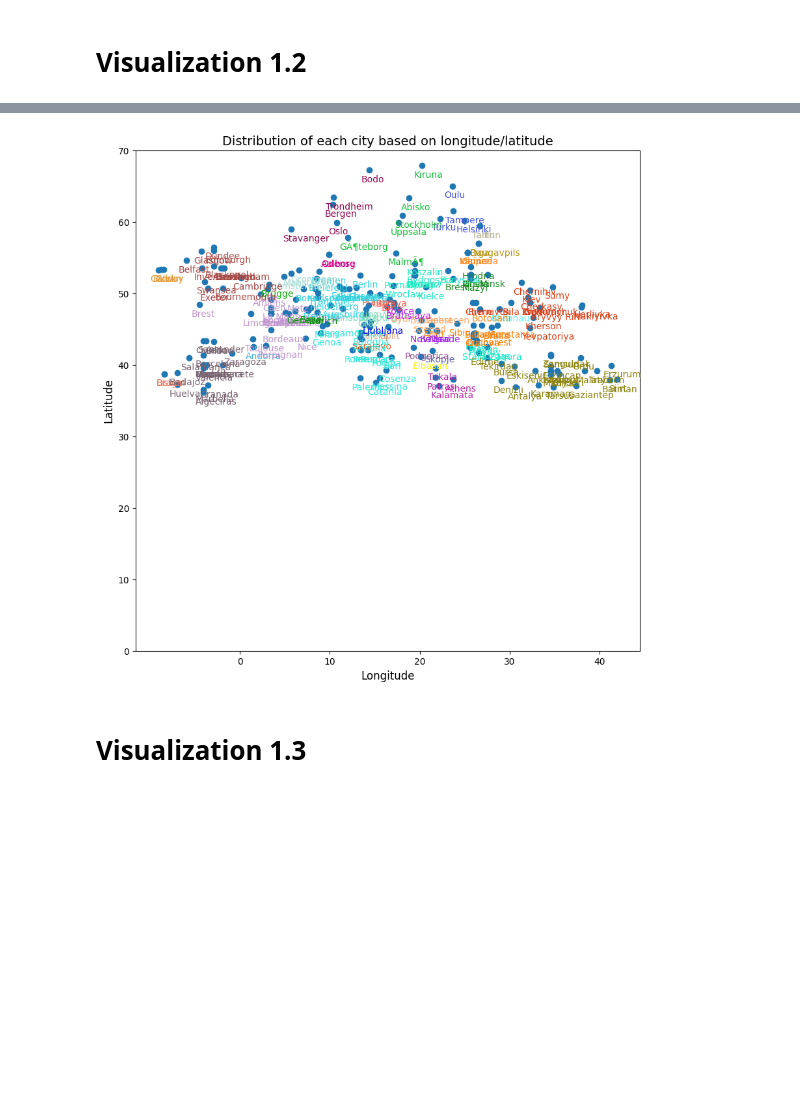
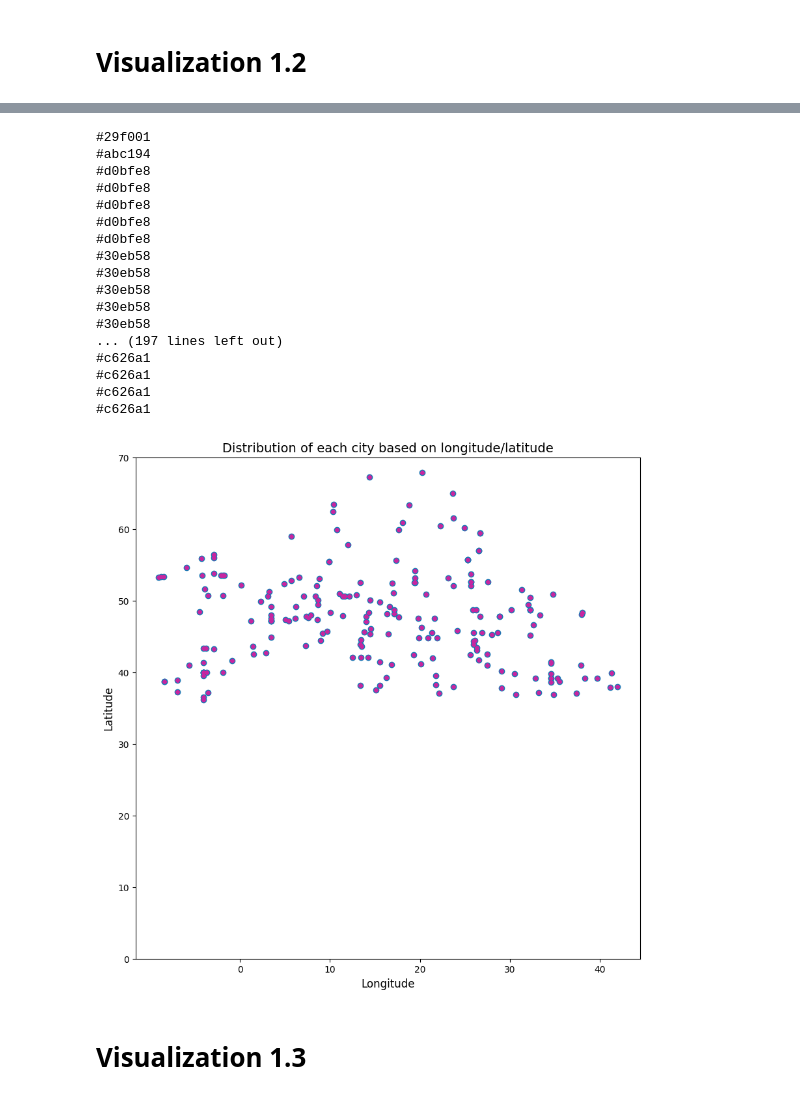
Before and after one commit to andrewheo1225/DataManagement, a Jupyter notebook: hw3/eucities_temps.ipynb, the cells around one changed output, grey strips where cells are left out. Drawn from its saved outputs; the diff is of its cells as text; code cells hidden in the pictures; blank space fills up the shorter version.

Commit message:
must fix color/point and Q1 visualzation part 4

```diff
--- a/hw3/eucities_temps.ipynb
+++ b/hw3/eucities_temps.ipynb
@@ -299,25 +307,46 @@ for ind in df1.index:
 # %%
 plt.figure(figsize=(10,10))
 plt.scatter(longitudeList, latitudeList)
 
 latMaxRound = round(latMax, -1)
 longMaxRound =round(longMax, -1)
-#plt.scatter(longitudeList,latitudeList, c = None)
+
+for long,lat,city,country in zip(longitudeList,latitudeList,cityList,countryList):
+    print(str("#" + colorDict.get(country)))
+    plt.scatter(longitudeList,latitudeList, c=str("#" + colorDict.get(country)), s = 10)
+
 plt.yticks(range(0,latMaxRound+1,10))
 plt.xticks(range(0,longMaxRound+1,10))
 plt.xlabel('Longitude',fontsize=12)
 plt.ylabel('Latitude',fontsize=12)
 plt.title('Distribution of each city based on longitude/latitude',fontsize='14')
 
 
-for long,lat,city,country in zip(longitudeList,latitudeList,cityList,countryList):
-    #print(str("#" + colorDict.get(country)))
-    #each annotation calls the color dict to make sure that cities with the same country have the same color
-     plt.annotate(city, xy=(long,lat),
-                 xytext=(-9,-13),textcoords='offset points',color=str("#" + colorDict.get(country)))
+# for long,lat,city,country in zip(longitudeList,latitudeList,cityList,countryList):
+#     #print(str("#" + colorDict.get(country)))
+#     #each annotation calls the color dict to make sure that cities with the same country have the same color
+#      plt.annotate(city, xy=(long,lat),
+#                  xytext=(-9,-13),textcoords='offset points',c=str("#" + colorDict.get(country)))
 plt.show()
 # %% [output]
+#29f001
+#abc194
+#d0bfe8
+#d0bfe8
+#d0bfe8
+#d0bfe8
+#d0bfe8
+#30eb58
+#30eb58
+#30eb58
+#30eb58
+#30eb58
+... (197 lines left out)
+#c626a1
+#c626a1
+#c626a1
+#c626a1
-[figure, old version]
+[figure, new version]
 # %% [markdown]
 # Visualization 1.3
 # %%
```
Also changed, not shown: parts of 1 cell of this notebook, 1 other file.
